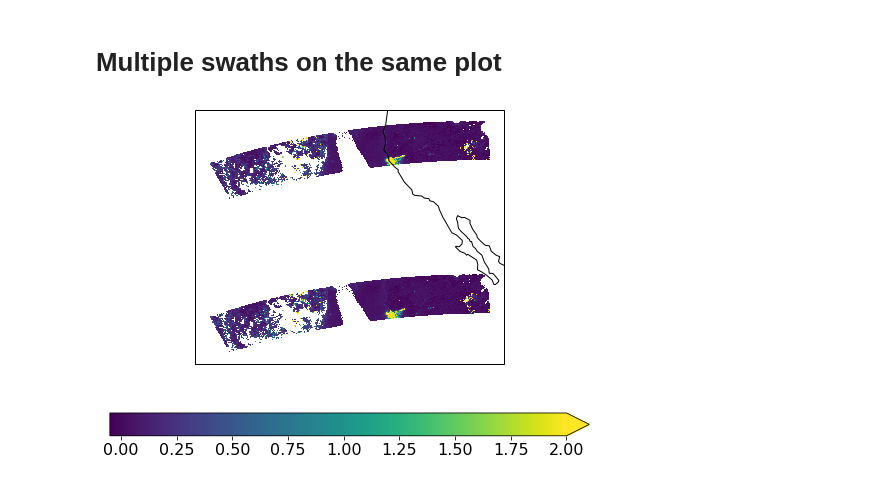
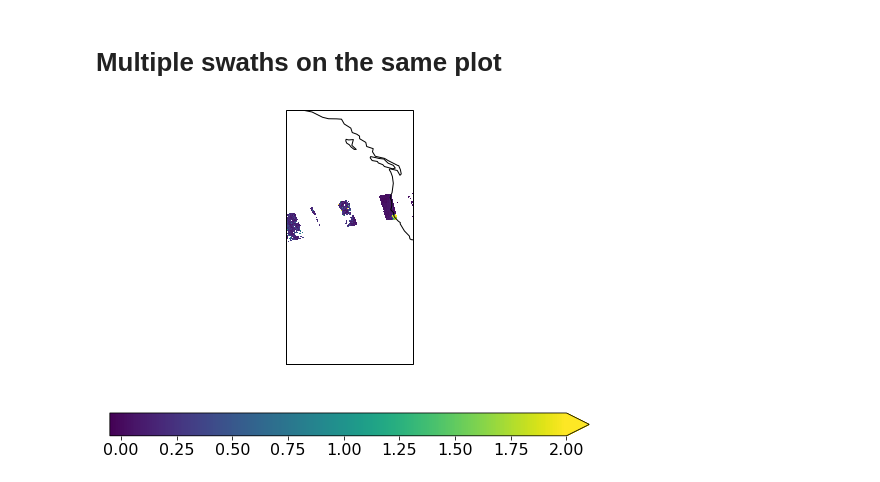
Before and after one commit to mhgcmcc/AGU-python-workshop-2019, a Jupyter notebook: answers-to-questions.ipynb, the cells around one changed output. Drawn from its saved outputs; the diff is of its cells as text; code cells hidden in the pictures.

```diff
--- a/answers-to-questions.ipynb
+++ b/answers-to-questions.ipynb
@@ -76,19 +76,19 @@ plt.show()
 # %%
 from_proj = ccrs.PlateCarree()
 to_proj = ccrs.PlateCarree()
-
-levs = np.arange(0, 4, 0.5)
 
 # Using cartopy, create the map projection and plot the data
 ax = plt.axes(projection=to_proj)
 ax.coastlines()
 
 # Can change color scheme using the cmap argument
 plt.pcolormesh(lon_NPP, lat_NPP, AOD_NPP, transform=from_proj, vmax=2)
-plt.pcolormesh(lon_NPP, lat_NPP - 20, AOD_NPP, transform=from_proj, vmax=2)
+#plt.pcolormesh(lon_NPP, lat_NPP - 30, AOD_NPP, transform=from_proj, vmax=2)
 
 plt.colorbar(orientation="horizontal", fraction=0.07, extend='max')
+ax.set_extent([-145, -120, 10, 60], crs=from_proj)
+#ax.set_global()
 
 plt.show()
 # %% [output]
-[figure, old version]
+[figure, new version]
```
Also changed, not shown: parts of 1 cell of this notebook.
